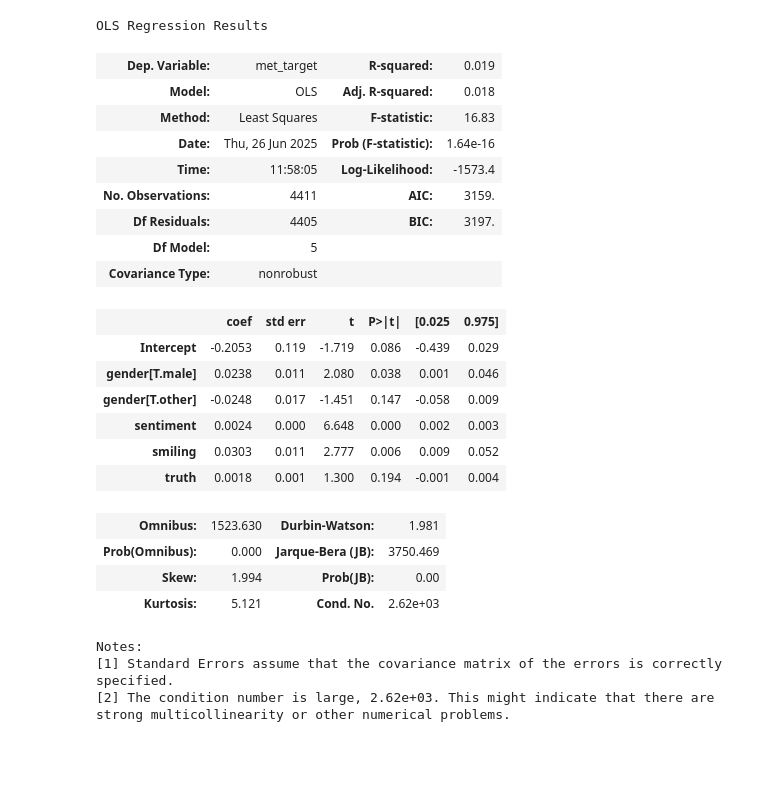
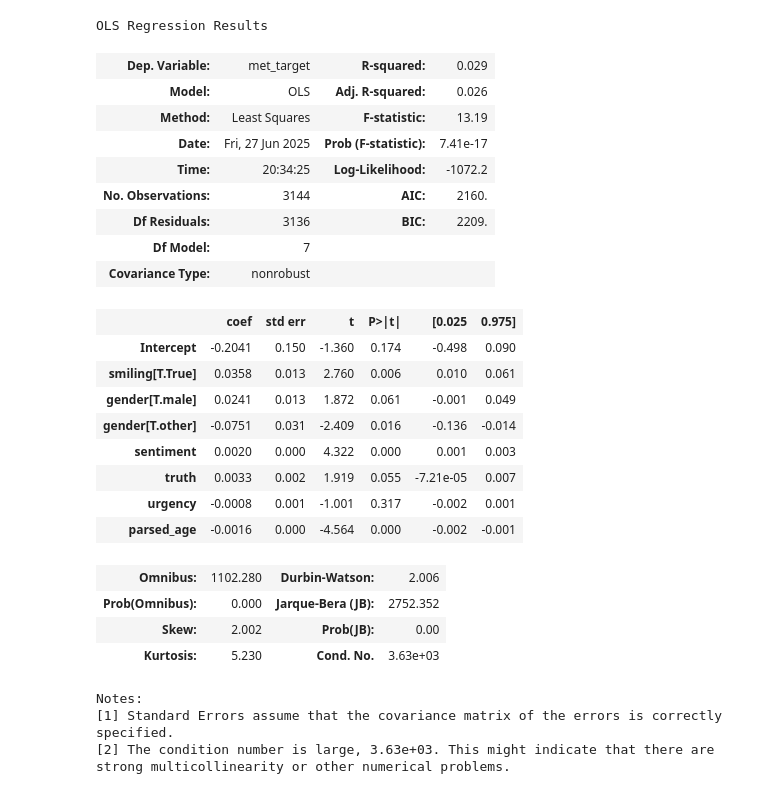
Before and after one commit to UoA-eResearch/givealittle, a Jupyter notebook: LLM_results.ipynb, the cells around one changed output. Cells and saved outputs as stored; diff of their text form; code cells hidden in the pictures; blank space fills up the shorter version.

```diff
--- a/LLM_results.ipynb
+++ b/LLM_results.ipynb
@@ -265,0 +266,3 @@ time: 4.16 ms (started: 2025-06-26 11:58:04 +12:00)
+# %%
+df.deservingness = df.deservingness.apply(parse).astype(float)
+df.deservingness.describe()
@@ -341,0 +357,2 @@ time: 638 ms (started: 2025-06-26 11:58:04 +12:00)
+# %%
+df.smiling = df.smiling.astype(bool)
@@ -342,5 +361,5 @@ time: 638 ms (started: 2025-06-26 11:58:04 +12:00)
 # %%
-formula = "met_target ~ parsed_age + gender + ethnicity"
+formula = "met_target ~ sentiment + smiling + gender + truth + urgency + parsed_age"
 logit = smf.glm(formula=formula, data=df, family=sm.families.Binomial(link=sm.families.links.Logit())).fit()
 display(logit.summary())
 display(f"AIC (Logit): {logit.aic:.2f}")
@@ -445,28 +443,30 @@ time: 73.1 ms (started: 2025-06-26 11:58:05 +12:00)
 # %%
-smf.ols(formula="met_target ~ sentiment + smiling + gender + truth", data=df).fit().summary()
+smf.ols(formula=formula, data=df).fit().summary()
 # %% [output]
 OLS Regression Results
-| Dep. Variable: | met_target | R-squared: | 0.019 |
-| Model: | OLS | Adj. R-squared: | 0.018 |
-| Method: | Least Squares | F-statistic: | 16.83 |
-| Date: | Thu, 26 Jun 2025 | Prob (F-statistic): | 1.64e-16 |
-| Time: | 11:58:05 | Log-Likelihood: | -1573.4 |
-| No. Observations: | 4411 | AIC: | 3159. |
-| Df Residuals: | 4405 | BIC: | 3197. |
-| Df Model: | 5 |  |  |
+| Dep. Variable: | met_target | R-squared: | 0.029 |
+| Model: | OLS | Adj. R-squared: | 0.026 |
+| Method: | Least Squares | F-statistic: | 13.19 |
+| Date: | Fri, 27 Jun 2025 | Prob (F-statistic): | 7.41e-17 |
+| Time: | 20:34:25 | Log-Likelihood: | -1072.2 |
+| No. Observations: | 3144 | AIC: | 2160. |
+| Df Residuals: | 3136 | BIC: | 2209. |
+| Df Model: | 7 |  |  |
 | Covariance Type: | nonrobust |  |  |
 |  | coef | std err | t | P>|t| | [0.025 | 0.975] |
-| Intercept | -0.2053 | 0.119 | -1.719 | 0.086 | -0.439 | 0.029 |
-| gender[T.male] | 0.0238 | 0.011 | 2.080 | 0.038 | 0.001 | 0.046 |
-| gender[T.other] | -0.0248 | 0.017 | -1.451 | 0.147 | -0.058 | 0.009 |
-| sentiment | 0.0024 | 0.000 | 6.648 | 0.000 | 0.002 | 0.003 |
-| smiling | 0.0303 | 0.011 | 2.777 | 0.006 | 0.009 | 0.052 |
-| truth | 0.0018 | 0.001 | 1.300 | 0.194 | -0.001 | 0.004 |
+| Intercept | -0.2041 | 0.150 | -1.360 | 0.174 | -0.498 | 0.090 |
+| smiling[T.True] | 0.0358 | 0.013 | 2.760 | 0.006 | 0.010 | 0.061 |
+| gender[T.male] | 0.0241 | 0.013 | 1.872 | 0.061 | -0.001 | 0.049 |
+| gender[T.other] | -0.0751 | 0.031 | -2.409 | 0.016 | -0.136 | -0.014 |
+| sentiment | 0.0020 | 0.000 | 4.322 | 0.000 | 0.001 | 0.003 |
+| truth | 0.0033 | 0.002 | 1.919 | 0.055 | -7.21e-05 | 0.007 |
+| urgency | -0.0008 | 0.001 | -1.001 | 0.317 | -0.002 | 0.001 |
+| parsed_age | -0.0016 | 0.000 | -4.564 | 0.000 | -0.002 | -0.001 |
-| Omnibus: | 1523.630 | Durbin-Watson: | 1.981 |
-| Prob(Omnibus): | 0.000 | Jarque-Bera (JB): | 3750.469 |
-| Skew: | 1.994 | Prob(JB): | 0.00 |
-| Kurtosis: | 5.121 | Cond. No. | 2.62e+03 |
+| Omnibus: | 1102.280 | Durbin-Watson: | 2.006 |
+| Prob(Omnibus): | 0.000 | Jarque-Bera (JB): | 2752.352 |
+| Skew: | 2.002 | Prob(JB): | 0.00 |
+| Kurtosis: | 5.230 | Cond. No. | 3.63e+03 |
 Notes:
 [1] Standard Errors assume that the covariance matrix of the errors is correctly specified.
-[2] The condition number is large, 2.62e+03. This might indicate that there are
+[2] The condition number is large, 3.63e+03. This might indicate that there are
 strong multicollinearity or other numerical problems.
```
Also changed, not shown: parts of 27 cells of this notebook, 1 other file.
